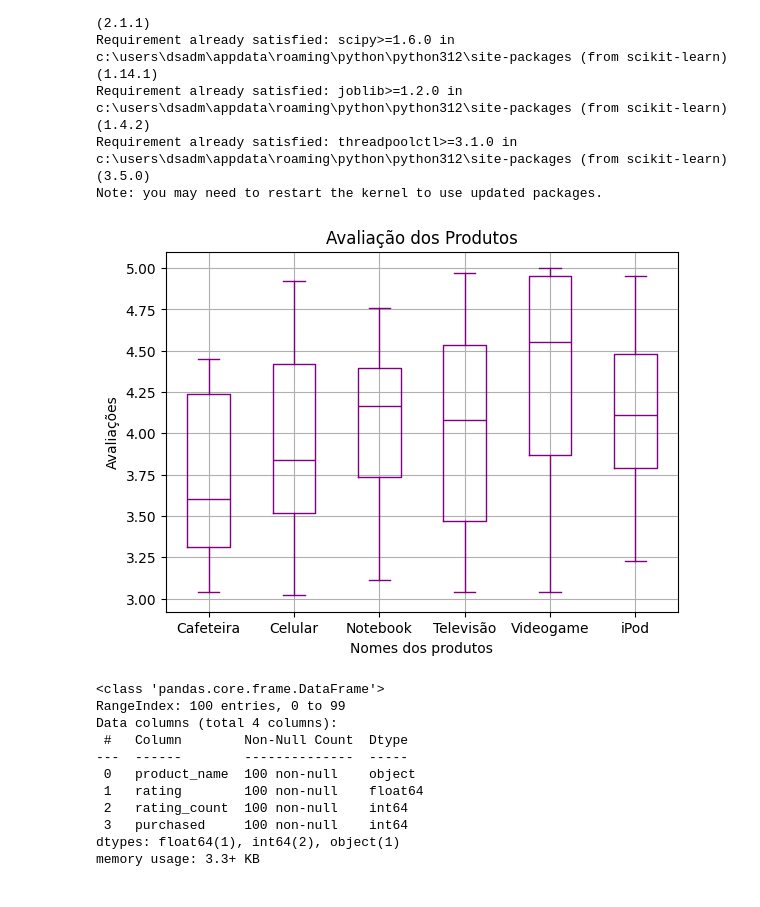
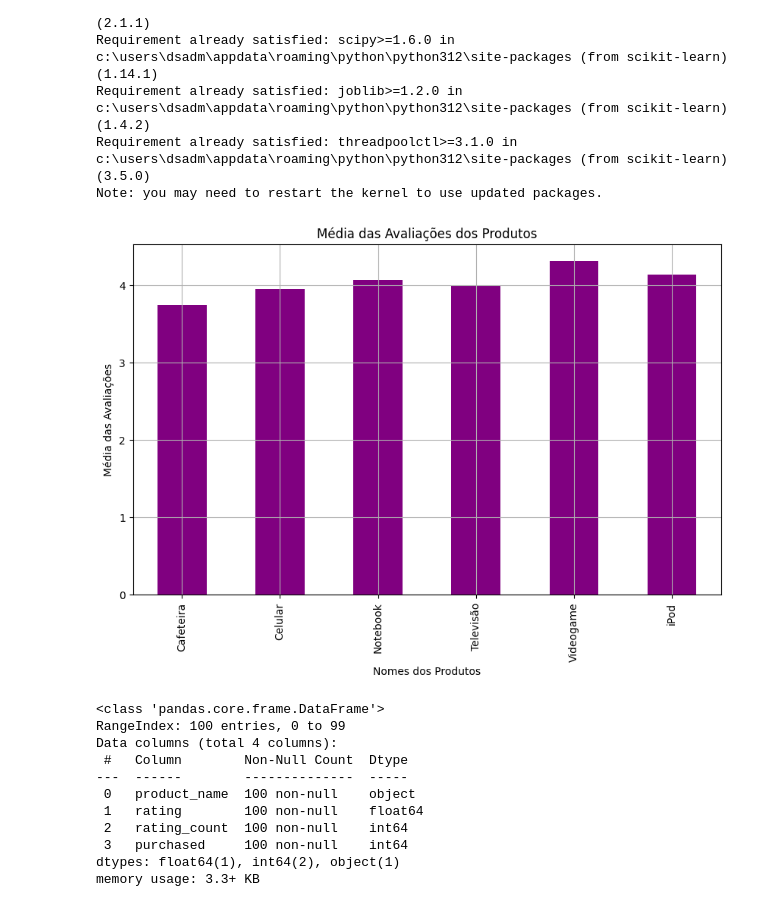
Before and after one commit to Isadorq/IABD---Exemplo-aula-2, a Jupyter notebook: somativa - 07.10/somativa.ipynb, the cells around one changed output. Cells and saved outputs as stored; diff of their text form; code cells hidden in the pictures.

```diff
--- a/somativa - 07.10/somativa.ipynb
+++ b/somativa - 07.10/somativa.ipynb
@@ -24,17 +24,18 @@ import matplotlib.pyplot as plt
 # Lê o documento .csv
 df = pd.read_csv('dados_produtos.csv')
 # %%
-# Faz um boxplot das notas dos produtos
+# Faz um gráfico com as avaliações
 
-df.boxplot(column='rating', by='product_name', color='purple')
+media_avaliacoes = df.groupby('product_name')['rating'].mean()
+plt.figure(figsize=(10, 6))
+media_avaliacoes.plot(kind='bar', color='purple')
+plt.title("Média das Avaliações dos Produtos")
+plt.xlabel("Nomes dos Produtos")
+plt.ylabel("Média das Avaliações")
 plt.grid(True)
-plt.title("Avaliação dos Produtos")
-plt.xlabel("Nomes dos produtos")
-plt.ylabel("Avaliações")
-plt.suptitle('')
 plt.show()
 # %% [output]
-[figure, old version]
+[figure, new version]
 # %%
 # Mostra tipos de dados
 df.info()
```
